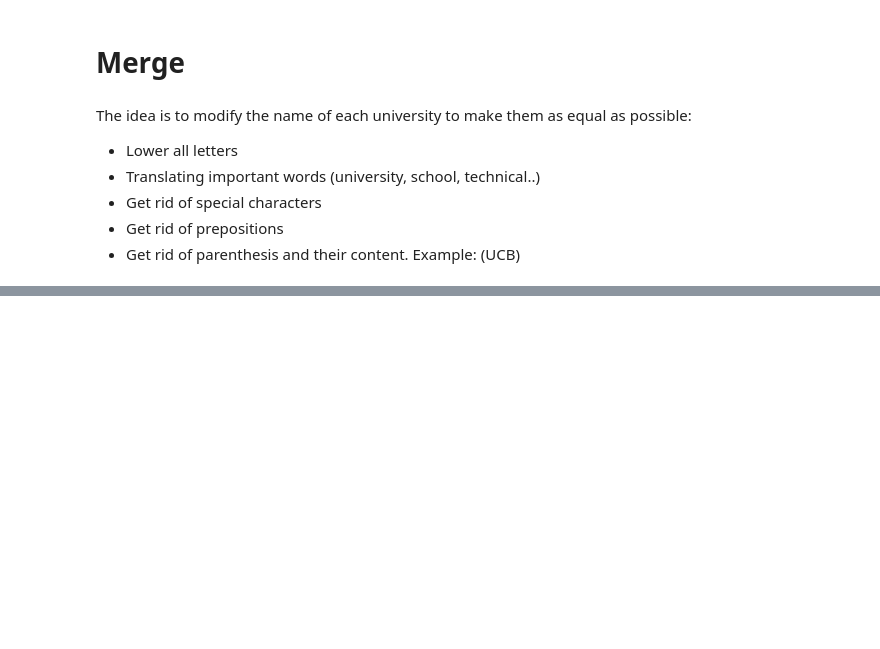
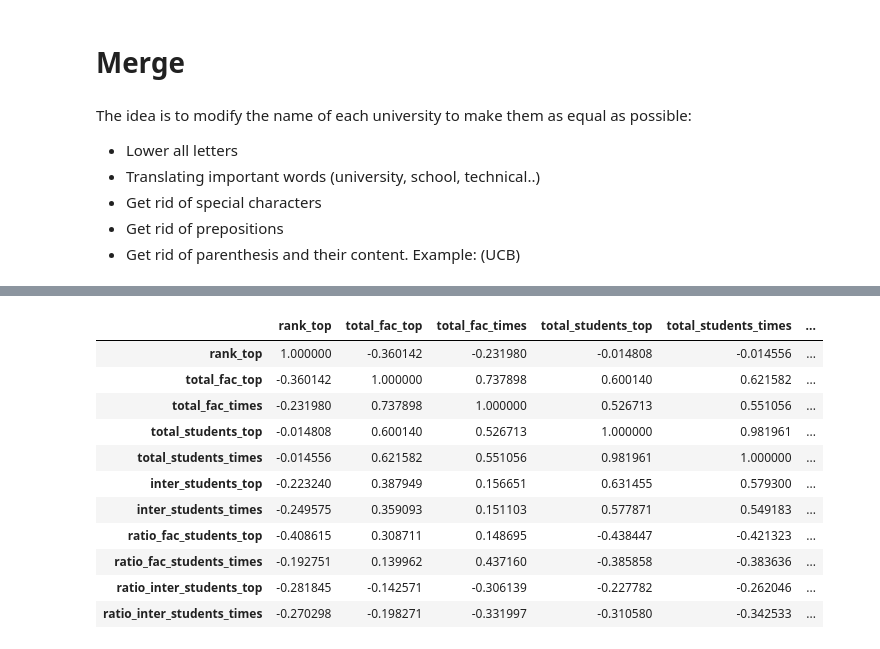
Before and after one commit to maxpr/ADA, a Jupyter notebook: 02 - Data from the Web/Homework2.ipynb, the cells around one changed output, grey strips where cells are left out. Cells and saved outputs as stored; diff of their text form; code cells hidden in the pictures; blank space fills up the shorter version.

```diff
--- a/02 - Data from the Web/Homework2.ipynb
+++ b/02 - Data from the Web/Homework2.ipynb
@@ -240,0 +427,15 @@ df
+# %%
+df.corr()
+# %% [output]
+|  | rank_top | total_fac_top | total_fac_times | total_students_top | total_students_times | ... |
+| rank_top | 1.000000 | -0.360142 | -0.231980 | -0.014808 | -0.014556 | ... |
+| total_fac_top | -0.360142 | 1.000000 | 0.737898 | 0.600140 | 0.621582 | ... |
+| total_fac_times | -0.231980 | 0.737898 | 1.000000 | 0.526713 | 0.551056 | ... |
+| total_students_top | -0.014808 | 0.600140 | 0.526713 | 1.000000 | 0.981961 | ... |
+| total_students_times | -0.014556 | 0.621582 | 0.551056 | 0.981961 | 1.000000 | ... |
+| inter_students_top | -0.223240 | 0.387949 | 0.156651 | 0.631455 | 0.579300 | ... |
+| inter_students_times | -0.249575 | 0.359093 | 0.151103 | 0.577871 | 0.549183 | ... |
+| ratio_fac_students_top | -0.408615 | 0.308711 | 0.148695 | -0.438447 | -0.421323 | ... |
+| ratio_fac_students_times | -0.192751 | 0.139962 | 0.437160 | -0.385858 | -0.383636 | ... |
+| ratio_inter_students_top | -0.281845 | -0.142571 | -0.306139 | -0.227782 | -0.262046 | ... |
+| ratio_inter_students_times | -0.270298 | -0.198271 | -0.331997 | -0.310580 | -0.342533 | ... |
```
Also changed, not shown: parts of 21 cells of this notebook.
